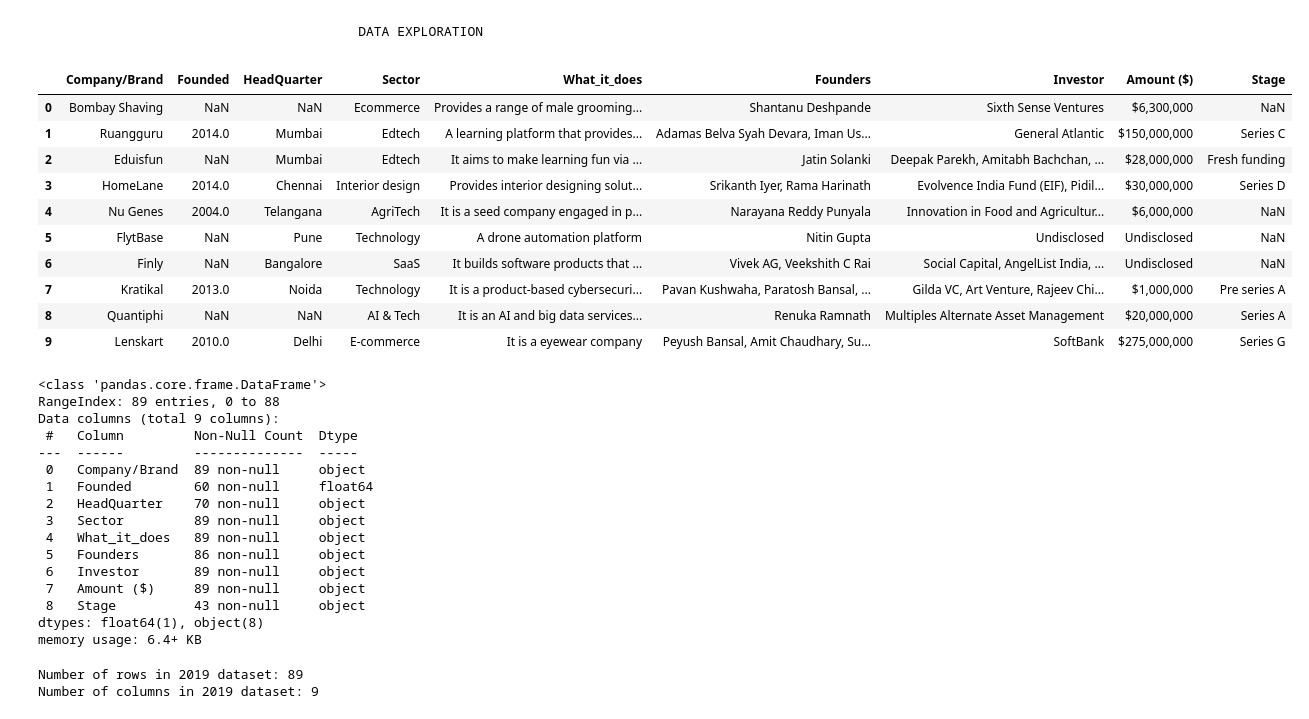
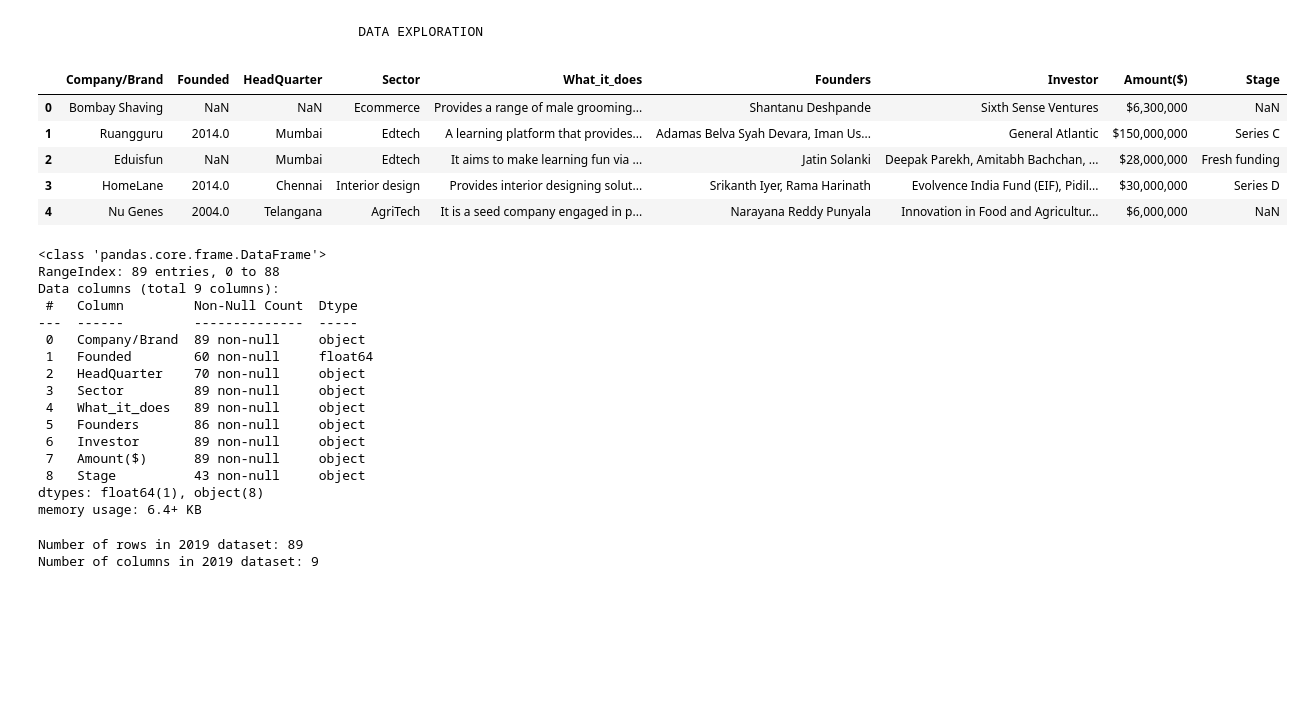
Before and after one commit to kaitany/Indian-Start-up-Ecosystem, a Jupyter notebook: Data_Cleaning_of_2019_Startup_Funding_Data.ipynb, the cells around one changed output. Cells and saved outputs as stored; diff of their text form; code cells hidden in the pictures; blank space fills up the shorter version.

```diff
--- a/Data_Cleaning_of_2019_Startup_Funding_Data.ipynb
+++ b/Data_Cleaning_of_2019_Startup_Funding_Data.ipynb
@@ -10,27 +10,24 @@ import fuzzywuzzy
 # %%
 #loading of the csv dataset using the read_csv method.
 data = pd.read_csv("startup_funding2019.csv", encoding='latin-1')
+
+data = data.rename(columns={'Amount ($)':'Amount($)'})
 # %% [markdown]
                                            DATA EXPLORATION
 # %%
 
 #Preview of the first five data using head() method.
 
-data.head(10)
+data.head(5)
 # %% [output]
-|  | Company/Brand | Founded | HeadQuarter | Sector | What_it_does | Founders | Investor | Amount ($) | Stage |
+|  | Company/Brand | Founded | HeadQuarter | Sector | What_it_does | Founders | Investor | Amount($) | Stage |
 | 0 | Bombay Shaving | NaN | NaN | Ecommerce | Provides a range of male grooming... | Shantanu Deshpande | Sixth Sense Ventures | $6,300,000 | NaN |
 | 1 | Ruangguru | 2014.0 | Mumbai | Edtech | A learning platform that provides... | Adamas Belva Syah Devara, Iman Us... | General Atlantic | $150,000,000 | Series C |
 | 2 | Eduisfun | NaN | Mumbai | Edtech | It aims to make learning fun via ... | Jatin Solanki | Deepak Parekh, Amitabh Bachchan, ... | $28,000,000 | Fresh funding |
 | 3 | HomeLane | 2014.0 | Chennai | Interior design | Provides interior designing solut... | Srikanth Iyer, Rama Harinath | Evolvence India Fund (EIF), Pidil... | $30,000,000 | Series D |
 | 4 | Nu Genes | 2004.0 | Telangana | AgriTech | It is a seed company engaged in p... | Narayana Reddy Punyala | Innovation in Food and Agricultur... | $6,000,000 | NaN |
-| 5 | FlytBase | NaN | Pune | Technology | A drone automation platform | Nitin Gupta | Undisclosed | Undisclosed | NaN |
-| 6 | Finly | NaN | Bangalore | SaaS | It builds software products that ... | Vivek AG, Veekshith C Rai | Social Capital, AngelList India, ... | Undisclosed | NaN |
-| 7 | Kratikal | 2013.0 | Noida | Technology | It is a product-based cybersecuri... | Pavan Kushwaha, Paratosh Bansal, ... | Gilda VC, Art Venture, Rajeev Chi... | $1,000,000 | Pre series A |
-| 8 | Quantiphi | NaN | NaN | AI & Tech | It is an AI and big data services... | Renuka Ramnath | Multiples Alternate Asset Management | $20,000,000 | Series A |
-| 9 | Lenskart | 2010.0 | Delhi | E-commerce | It is a eyewear company | Peyush Bansal, Amit Chaudhary, Su... | SoftBank | $275,000,000 | Series G |
 # %%
-#Preview of dataset summary information using info method.
+#Preview of dataset information summary.
 
 data.info()
 # %% [output]
@@ -46,7 +43,7 @@ Data columns (total 9 columns):
  4   What_it_does   89 non-null     object
  5   Founders       86 non-null     object
  6   Investor       89 non-null     object
- 7   Amount ($)     89 non-null     object
+ 7   Amount($)      89 non-null     object
  8   Stage          43 non-null     object
 dtypes: float64(1), object(8)
 memory usage: 6.4+ KB
```
Also changed, not shown: parts of 40 cells of this notebook, 1 other file.
